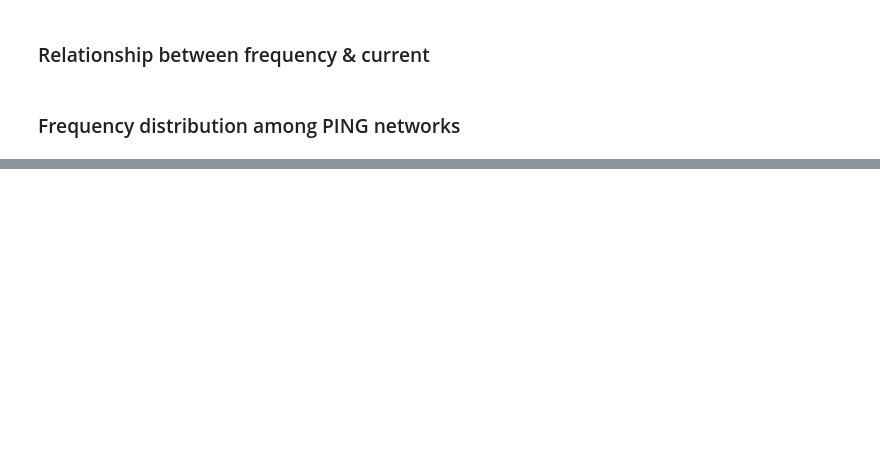
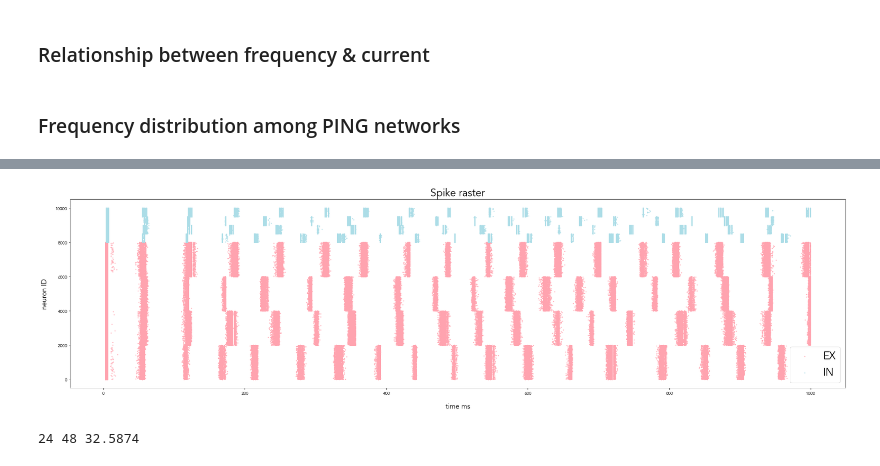
Before and after one commit to thatmariia/grid-ping, a Jupyter notebook: src/main.ipynb, the cells around one changed output, grey strips where cells are left out. Cells and saved outputs as stored; diff of their text form; code cells hidden in the pictures; blank space fills up the shorter version.

```diff
--- a/src/main.ipynb
+++ b/src/main.ipynb
@@ -29,10 +27,10 @@ return_to_start_path_from_general()
 ## Plotting a single simulation
 # %%
 # choose from [1.0, 1.125, 1.25, 1.375, 1.5]
-distance_scale = 1.5
+distance_scale = 1.0
 
 # choose from [0.01, 0.0257, 0.505, 0.7525, 1]
-contrast_range = 0.01
+contrast_range = 1.0
 # %%
 cd_partic_plotting_directory(distance_scale, contrast_range)
 # %% [markdown]
@@ -74,4 +65,0 @@ display_ping_frequencies()
-# %%
-from plotter.spikes_data import fetch_spikes_data
-
-spikes = fetch_spikes_data()
@@ -87,0 +136,23 @@ array([[  4.,   4.,   4., ..., 993., 993., 993.],
+# %%
+# fetching spikes
+all_spikes = fetch_spikes_data()
+
+# indices of excitatory spikes
+all_spikes_ex = get_ex_spikes(all_spikes)
+
+# indices of inhibitory spikes
+all_spikes_in = get_in_spikes(all_spikes)
+
+# fetching spikes per ping
+ping_spikes = {}
+ping_spikes_ex = {}
+ping_spikes_in = {}
+
+for ping_network in ping_networks:
+
+    ping_spikes_mask = np.isin(
+        all_spikes.T[1], neuron_ids_of_network(ping_network)
+    )
+    ping_spikes[ping_network.grid_location] = all_spikes[ping_spikes_mask]
+    ping_spikes_ex[ping_network.grid_location] = get_ex_spikes(ping_spikes[ping_network.grid_location])
+    ping_spikes_in[ping_network.grid_location] = get_in_spikes(ping_spikes[ping_network.grid_location])
@@ -87,0 +255,26 @@ array([[  4.,   4.,   4., ..., 993., 993., 993.],
+# %%
+fig, ax = plt.subplots(figsize=(4 * PLOT_SIZE, PLOT_SIZE))
+
+in_color = "#ACDDE7"
+ex_color = "#FFA3AF"
+
+ax.scatter(all_spikes_ex.T[0], all_spikes_ex.T[1], s=PLOT_SIZE/5, color=ex_color, label="EX")
+ax.scatter(all_spikes_in.T[0], all_spikes_in.T[1], s=PLOT_SIZE/5, color=in_color, label="IN")
+ax.legend()
+ax.set_xlabel("time ms")
+ax.set_ylabel("neuron ID")
+ax.set_title("Spike raster")
+
+fig.savefig("raster.pdf", bbox_inches='tight', pad_inches=1)
+# %% [output]
+[figure, added]
+# %%
+from collections import Counter
+from statistics import mean
+
+counter = Counter(all_spikes.T[1])
+nr_spikes = counter.values()
+nr_spikes
+print(min(nr_spikes), max(nr_spikes), mean(nr_spikes))
+# %% [output]
+24 48 32.5874
```
Also changed, not shown: parts of 21 cells of this notebook, 12 other files.
